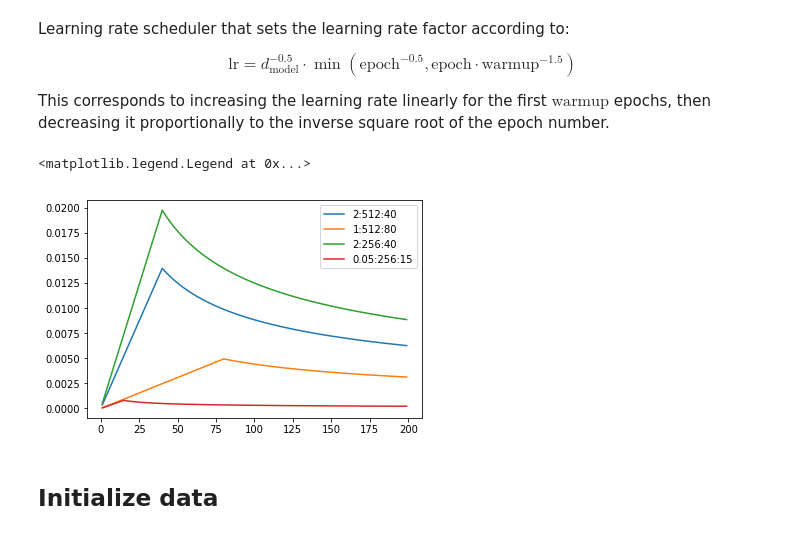
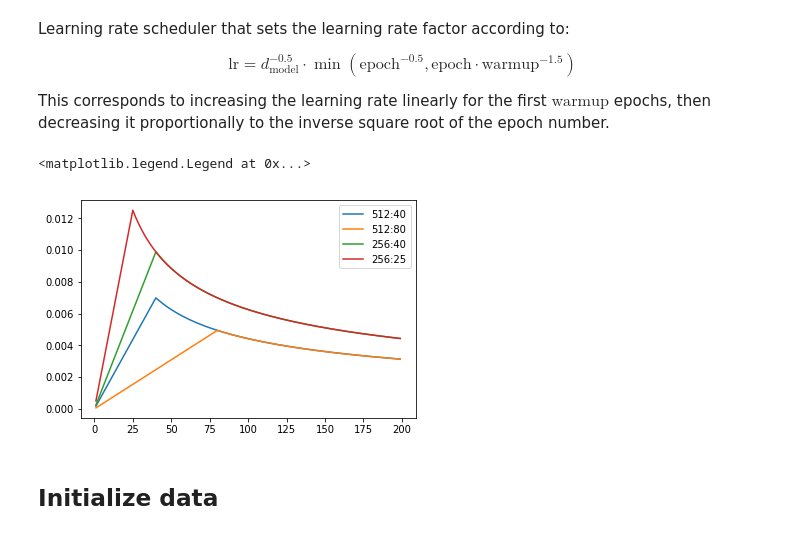
Before and after one commit to velocirabbit/Attention, a Jupyter notebook: recurrent_attention/recurrent attention ptb test (with label smoothing).ipynb, the cells around one changed output. Cells and saved outputs as stored; diff of their text form; code cells hidden in the pictures.

```diff
--- a/recurrent_attention/recurrent attention ptb test (with label smoothing).ipynb
+++ b/recurrent_attention/recurrent attention ptb test (with label smoothing).ipynb
@@ -21,12 +21,13 @@ eval_batch_size = 10
 batch_size = 74
 seq_len = 18
 dropout = 0.1
-clip = 0.1
-lr = 0.01
-warmup_steps = 15
-smooth_labels = False
+clip = 0.01
+lr = 0.001
+warmup_steps = 25
+decay_factor = 0.65
+smooth_labels = True
 
-epochs = 100
+epochs = 150
 log_interval = 100  # Print log every `log_interval` batches
 # %%
 # Model hyperparameters
@@ -117,17 +118,17 @@ def get_lr_scheduler(h_size, warmup, optimizer):
     return optim.lr_scheduler.LambdaLR(optimizer, lr_lambda = lrate)
 # %%
-lrate = lambda factor, h_size, warmup: lambda e: h_size**(-0.5) * min(e**(-0.5), e * warmup**(-1.5))
+lrate = lambda h_size, warmup: lambda e: h_size**(-0.5) * min(e**(-decay_factor), e * warmup**(-(decay_factor+1)))
 opts = [
     lrate(512, 40),
     lrate(512, 80),
     lrate(256, 40),
     lrate(embed_size, warmup_steps),
 ]
 plt.plot(np.arange(1, 200), [[opt(i) for opt in opts] for i in range(1, 200)])
 plt.legend(["512:40", "512:80", "256:40", "%d:%d" % (embed_size, warmup_steps)])
 # %% [output]
 <matplotlib.legend.Legend at 0x...>
-[figure, old version]
+[figure, new version]
 # %% [markdown]
 ## Initialize data
 # %%
```
Also changed, not shown: parts of 7 cells of this notebook, 5 other files.
